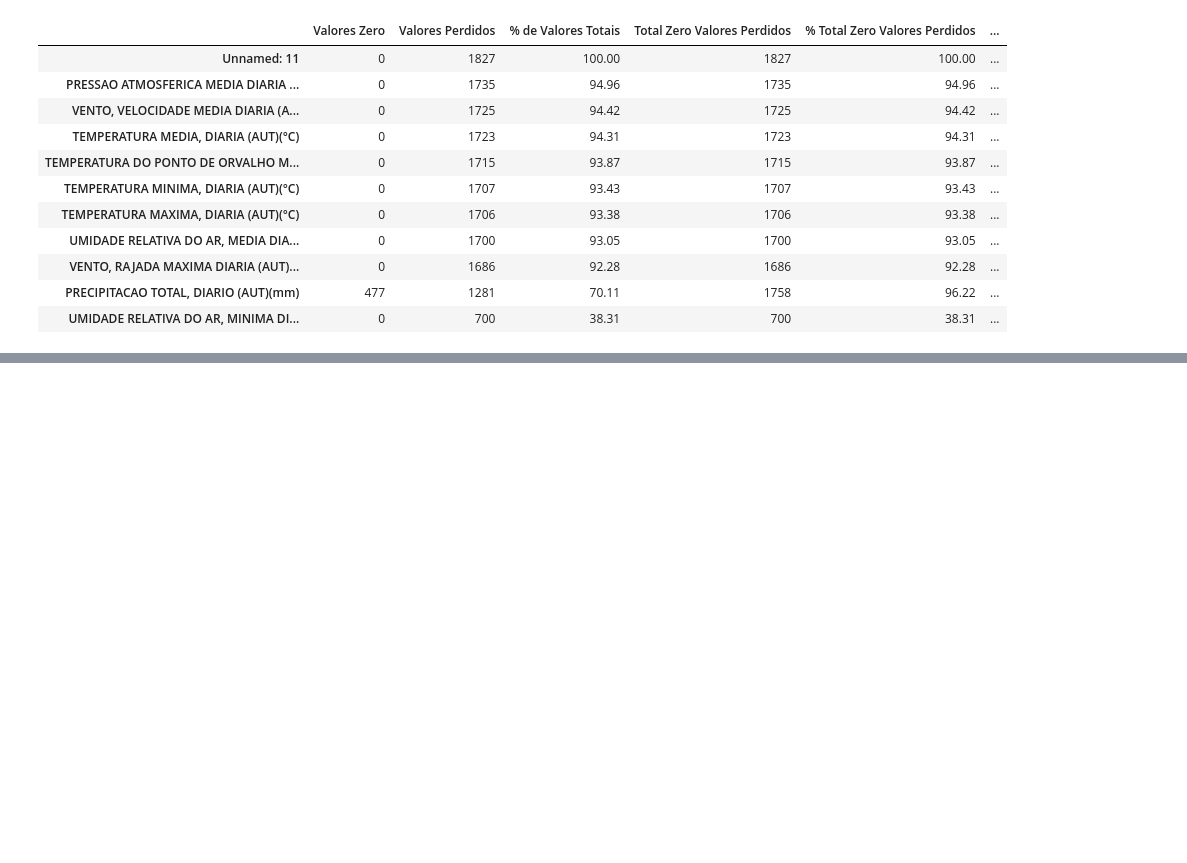
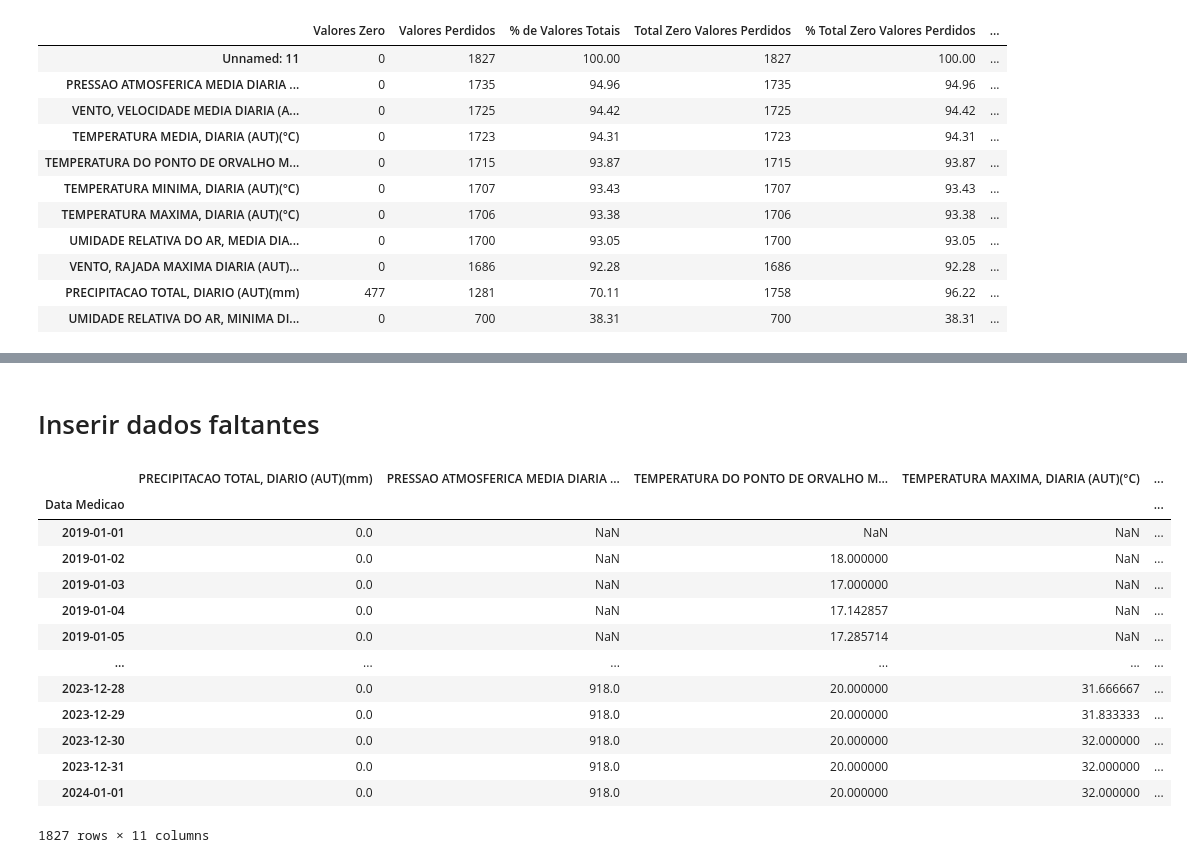
Before and after one commit to big-data-project-drffw/bd-weather-prev, a Jupyter notebook: Notebook1.ipynb, the cells around one changed output, grey strips where cells are left out. Cells and saved outputs as stored; diff of their text form; code cells hidden in the pictures; blank space fills up the shorter version.

```diff
--- a/Notebook1.ipynb
+++ b/Notebook1.ipynb
@@ -150,0 +175,23 @@ display(grouped_g1, grouped_g2)
+# %% [markdown]
+# Inserir dados faltantes
+# %%
+g3.index = pd.to_datetime(g3.index)
+
+interpolated_g3 = g3.interpolate(method='time')
+
+display(interpolated_g3)
+# %% [output]
+|  | PRECIPITACAO TOTAL, DIARIO (AUT)(mm) | PRESSAO ATMOSFERICA MEDIA DIARIA ... | TEMPERATURA DO PONTO DE ORVALHO M... | TEMPERATURA MAXIMA, DIARIA (AUT)(°C) | ... |
+| Data Medicao |  |  |  |  | ... |
+| 2019-01-01 | 0.0 | NaN | NaN | NaN | ... |
+| 2019-01-02 | 0.0 | NaN | 18.000000 | NaN | ... |
+| 2019-01-03 | 0.0 | NaN | 17.000000 | NaN | ... |
+| 2019-01-04 | 0.0 | NaN | 17.142857 | NaN | ... |
+| 2019-01-05 | 0.0 | NaN | 17.285714 | NaN | ... |
+| ... | ... | ... | ... | ... | ... |
+| 2023-12-28 | 0.0 | 918.0 | 20.000000 | 31.666667 | ... |
+| 2023-12-29 | 0.0 | 918.0 | 20.000000 | 31.833333 | ... |
+| 2023-12-30 | 0.0 | 918.0 | 20.000000 | 32.000000 | ... |
+| 2023-12-31 | 0.0 | 918.0 | 20.000000 | 32.000000 | ... |
+| 2024-01-01 | 0.0 | 918.0 | 20.000000 | 32.000000 | ... |
+1827 rows × 11 columns
```
Also changed, not shown: parts of 10 cells of this notebook.
